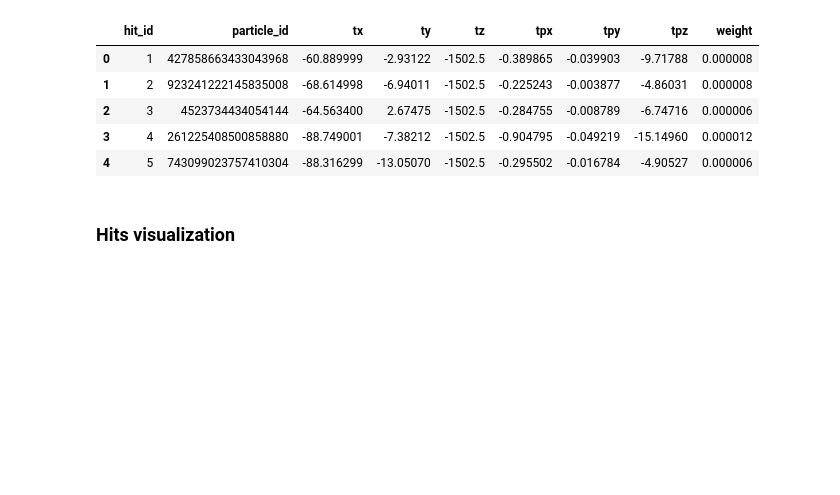
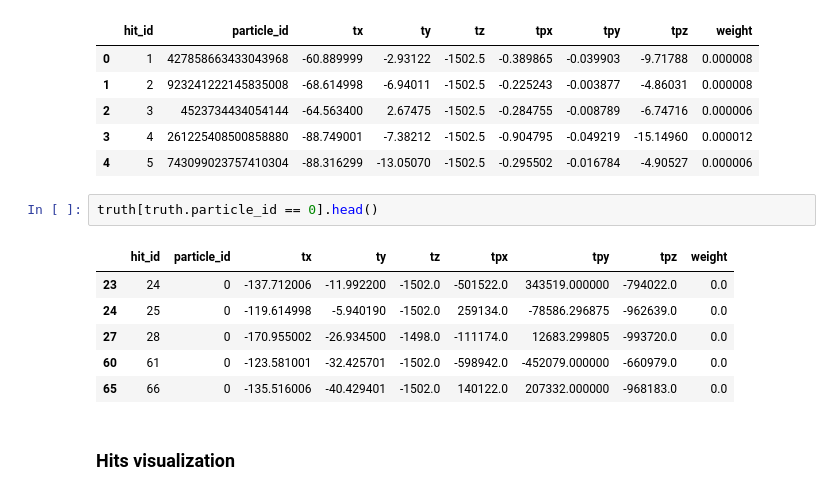
Before and after one commit to HaGeza/ParticleCollisionDL, a Jupyter notebook: notebooks/01_getting_started.ipynb, the cells around one changed output. Saved outputs shown, nothing was run; the diff lists cells and outputs as text; blank space fills up the shorter version.

```diff
--- a/notebooks/01_getting_started.ipynb
+++ b/notebooks/01_getting_started.ipynb
@@ -197,6 +187,15 @@ truth.head()
 | 2 | 3 | 4523734434054144 | -64.563400 | 2.67475 | -1502.5 | -0.284755 | -0.008789 | -6.74716 | 0.000006 |
 | 3 | 4 | 261225408500858880 | -88.749001 | -7.38212 | -1502.5 | -0.904795 | -0.049219 | -15.14960 | 0.000012 |
 | 4 | 5 | 743099023757410304 | -88.316299 | -13.05070 | -1502.5 | -0.295502 | -0.016784 | -4.90527 | 0.000006 |
+# %%
+truth[truth.particle_id == 0].head()
+# %% [output]
+|  | hit_id | particle_id | tx | ty | tz | tpx | tpy | tpz | weight |
+| 23 | 24 | 0 | -137.712006 | -11.992200 | -1502.0 | -501522.0 | 343519.000000 | -794022.0 | 0.0 |
+| 24 | 25 | 0 | -119.614998 | -5.940190 | -1502.0 | 259134.0 | -78586.296875 | -962639.0 | 0.0 |
+| 27 | 28 | 0 | -170.955002 | -26.934500 | -1498.0 | -111174.0 | 12683.299805 | -993720.0 | 0.0 |
+| 60 | 61 | 0 | -123.581001 | -32.425701 | -1502.0 | -598942.0 | -452079.000000 | -660979.0 | 0.0 |
+| 65 | 66 | 0 | -135.516006 | -40.429401 | -1502.0 | 140122.0 | 207332.000000 | -968183.0 | 0.0 |
 # %% [markdown]
 ### Hits visualization
 # %%
```
Also changed, not shown: parts of 3 cells of this notebook, 9 other files.
